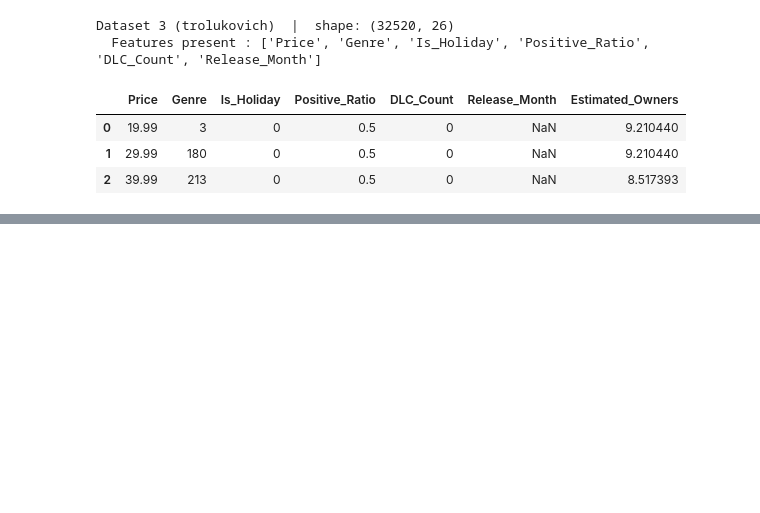
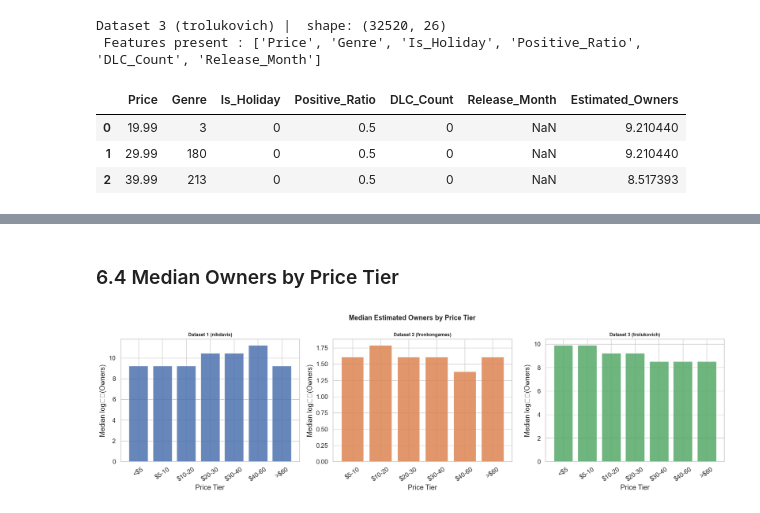
Before and after one commit to Intellectual-Systems/Team7-Project, a Jupyter notebook: Press_start_main.ipynb, the cells around one changed output, grey strips where cells are left out. Saved outputs shown, nothing was run; the diff lists cells and outputs as text; code cells hidden in the pictures; blank space fills up the shorter version.

```diff
--- a/Press_start_main.ipynb
+++ b/Press_start_main.ipynb
@@ -521,0 +599,28 @@ Dataset 3 (trolukovich)  |  shape: (32520, 26)
+# %% [markdown]
+### 6.4 Median Owners by Price Tier
+# %%
+fig, axes = plt.subplots(1, 3, figsize=(17, 5))
+fig.suptitle('Median Estimated Owners by Price Tier',
+             fontsize=13, fontweight='bold')
+
+bins = [0, 0.01, 5, 10, 20, 30, 40, 60, 200]
+labels = ['Free', '<$5', '$5-10', '$10-20', '$20-30', '$30-40', '$40-60', '>$60']
+
+for ax, (name, df), color in zip(axes, datasets.items(), COLORS):
+    df_temp = df.copy()
+    df_temp['Price_Tier'] = pd.cut(df_temp['Price'], bins=bins, labels=labels)
+    grp = (df_temp.groupby('Price_Tier', observed=True)[TARGET_COL]
+                  .median()
+                  .reset_index())
+    ax.bar(grp['Price_Tier'].astype(str), grp[TARGET_COL],
+           color=color, edgecolor='white', alpha=0.85)
+    ax.set_title(name, fontweight='bold', fontsize=9)
+    ax.set_xlabel('Price Tier')
+    ax.set_ylabel('Median log₁⁺(Owners)')
+    ax.tick_params(axis='x', rotation=35)
+
+plt.tight_layout()
+plt.savefig(os.path.join(PLOT_DIR, 'owners_by_price_tier.png'), dpi=150)
+plt.show()
+# %% [output]
+[figure, added]
```
Also changed, not shown: parts of 48 cells of this notebook.
